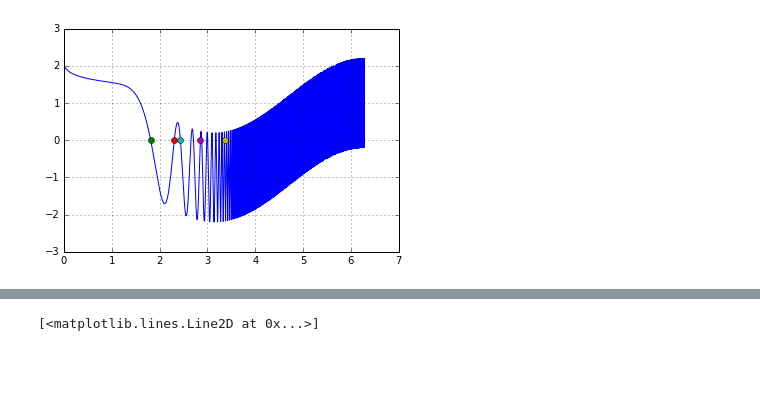
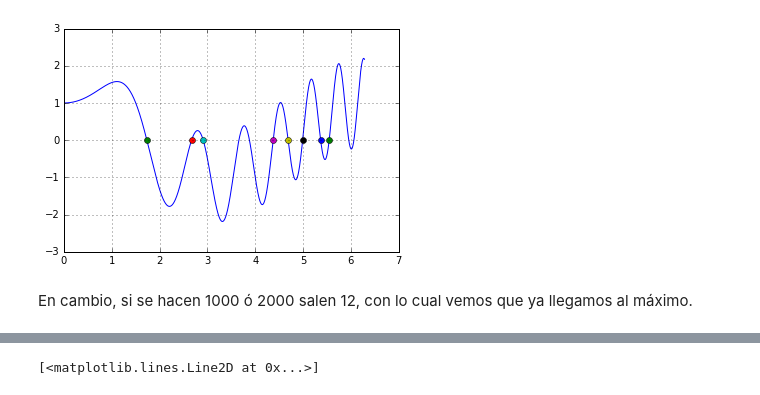
Before and after one commit to JavierMarmol/Tareas, a Jupyter notebook: Tarea 2.ipynb, the cells around one changed output, grey strips where cells are left out. Cells and saved outputs as stored; diff of their text form; code cells hidden in the pictures; blank space fills up the shorter version.

```diff
--- a/Tarea 2.ipynb
+++ b/Tarea 2.ipynb
@@ -33,11 +45,17 @@ def raiz_bip(func,x_i,x_d,err=1e-5):
 # %%
-def bip_a(ec,t,p,err=1e-5):
+def bip_a2(ec,t,p,err=1e-5):
     #partición aleatoria del dominio
+    raiz = zeros(p)
     parti = rand(p,t)
+    n=0
     for i in (arange(p)):
         if ec(parti[i])*ec(parti[i+1]) < 0:
-            raiz = raiz_bip(ec,parti[i],parti[i+1])
-            print raiz
+            raiz[i] = raiz_bip(ec,parti[i],parti[i+1])
+            n = n + 1
+    raiz = raiz[raiz !=0]
+    print n #número de raíces
+
+    return raiz
 # %%
 def ec1(x):
-    return cos(x)+(1.2)*sin(x**x)
+    return cos(x)+(1.2)*sin(x*x)
@@ -44,3 +64,4 @@ def ec1(x):
 # %%
-bip_a(ec1,[0,2*pi],50)
+raiz = bip_a2(ec1,[0,2*pi],50)
+print raiz
 # %% [output]
@@ -61,13 +71,13 @@ bip_a(ec1,[0,2*pi],50)
 # %%
 x=linspace(0,2*pi,20000)
 plot(x,ec1(x))
 grid(True)
-plot(1.81291157713,0,'o')
-plot(2.30680060362,0,'o')
-plot(2.43535587464,0,'o')
-plot(2.84974501528,0,'o')
-plot(3.36045579069,0,'o')
+for i in arange(len(raiz)):
+    plot(raiz[i],0,'o')
+
 show()
 # %% [output]
-[figure, old version]
+[figure, new version]
+# %% [markdown]
+En cambio, si se hacen 1000 ó 2000 salen 12, con lo cual vemos que ya llegamos al máximo.
 # %%
```
Also changed, not shown: parts of 63 cells of this notebook.
